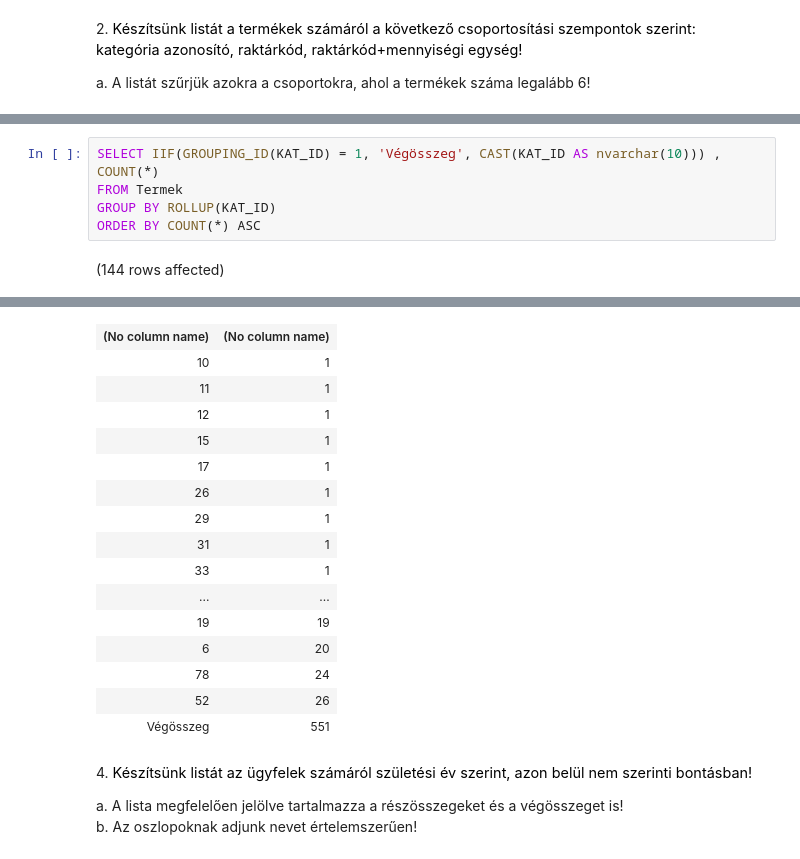
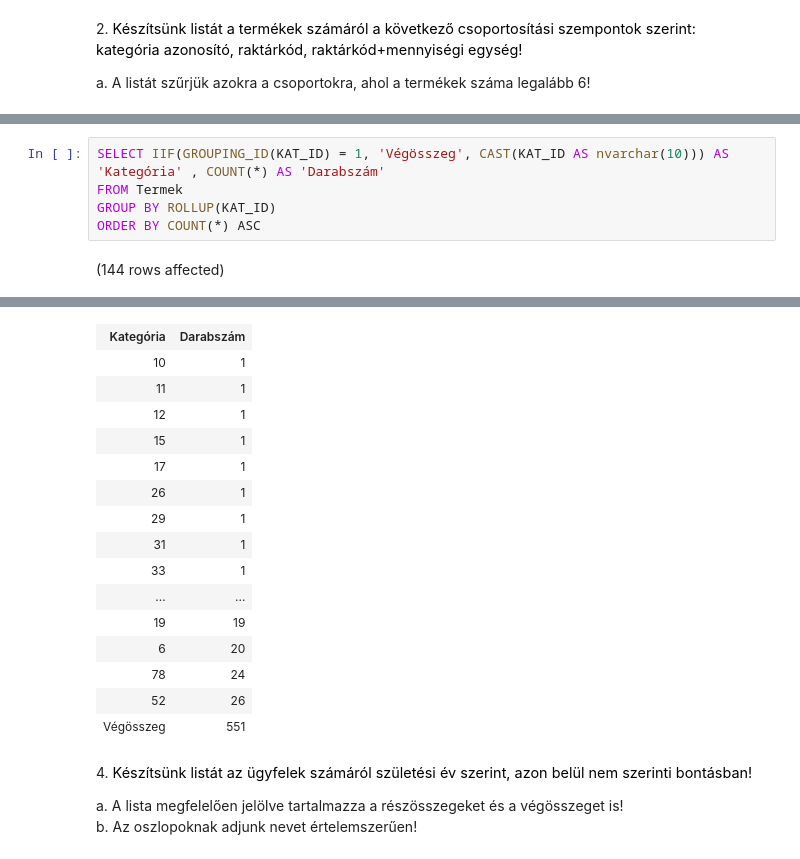
Before and after one commit to Sebi125/adatbazis02, a Jupyter notebook: gyakorlat04_feladatok.ipynb, the cells around one changed output, grey strips where cells are left out. Drawn from its saved outputs; the diff is of its cells as text.

```diff
--- a/gyakorlat04_feladatok.ipynb
+++ b/gyakorlat04_feladatok.ipynb
@@ -68,7 +68,7 @@ a. Elég megjeleníteni a kategóriák azonosítóit és a darabszámokat!
 
 ![](https://moodle.uni-corvinus.hu/theme/image.php/adaptable/atto_h5p/1709548862/icon)
 # %%
-SELECT IIF(GROUPING_ID(KAT_ID) = 1, 'Végösszeg', CAST(KAT_ID AS nvarchar(10))) , COUNT(*)
+SELECT IIF(GROUPING_ID(KAT_ID) = 1, 'Végösszeg', CAST(KAT_ID AS nvarchar(10))) AS 'Kategória' , COUNT(*) AS 'Darabszám'
 FROM Termek
 GROUP BY ROLLUP(KAT_ID)
 ORDER BY COUNT(*) ASC
@@ -78,4 +78,4 @@ Total execution time: 00:00:00.041
-| (No column name) | (No column name) |
+| Kategória | Darabszám |
 | 10 | 1 |
 | 11 | 1 |
 | 12 | 1 |
```
Also changed, not shown: parts of 5 cells of this notebook.
